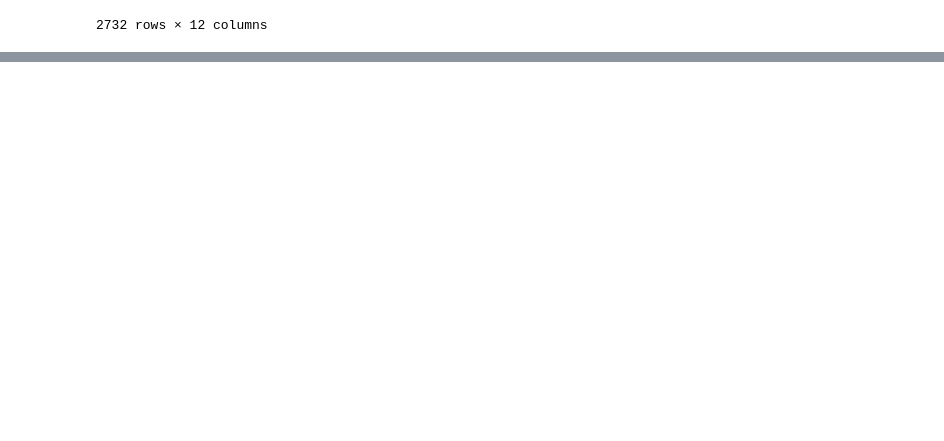
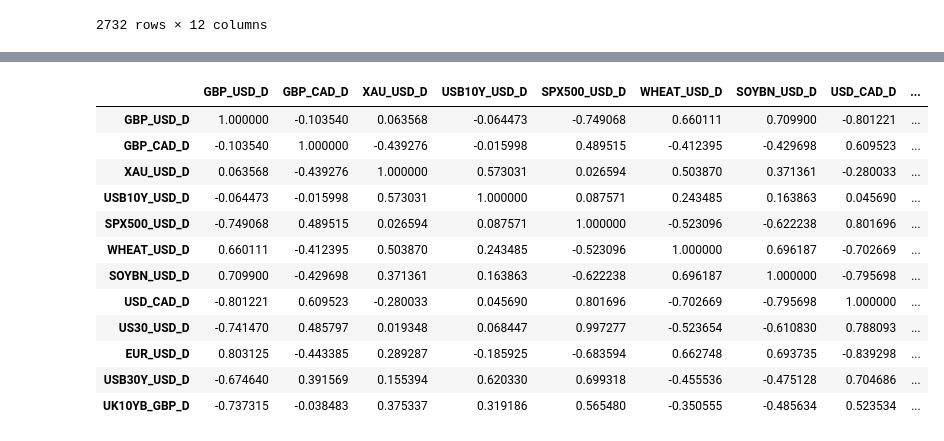
Before and after one commit to ramanthind02/MarketDataAnalysis, a Jupyter notebook: Correlations/heatmap.ipynb, the cells around one changed output, grey strips where cells are left out. Cells and saved outputs as stored; diff of their text form; code cells hidden in the pictures; blank space fills up the shorter version.

```diff
--- a/Correlations/heatmap.ipynb
+++ b/Correlations/heatmap.ipynb
@@ -120,0 +121,17 @@ plt.savefig(fname="heatmap.png", format="png", bbox_inches='tight')
+# %%
+correlation_pairs_spearman = joined.corr(method="spearman")
+correlation_pairs_spearman
+# %% [output]
+|  | GBP_USD_D | GBP_CAD_D | XAU_USD_D | USB10Y_USD_D | SPX500_USD_D | WHEAT_USD_D | SOYBN_USD_D | USD_CAD_D | ... |
+| GBP_USD_D | 1.000000 | -0.103540 | 0.063568 | -0.064473 | -0.749068 | 0.660111 | 0.709900 | -0.801221 | ... |
+| GBP_CAD_D | -0.103540 | 1.000000 | -0.439276 | -0.015998 | 0.489515 | -0.412395 | -0.429698 | 0.609523 | ... |
+| XAU_USD_D | 0.063568 | -0.439276 | 1.000000 | 0.573031 | 0.026594 | 0.503870 | 0.371361 | -0.280033 | ... |
+| USB10Y_USD_D | -0.064473 | -0.015998 | 0.573031 | 1.000000 | 0.087571 | 0.243485 | 0.163863 | 0.045690 | ... |
+| SPX500_USD_D | -0.749068 | 0.489515 | 0.026594 | 0.087571 | 1.000000 | -0.523096 | -0.622238 | 0.801696 | ... |
+| WHEAT_USD_D | 0.660111 | -0.412395 | 0.503870 | 0.243485 | -0.523096 | 1.000000 | 0.696187 | -0.702669 | ... |
+| SOYBN_USD_D | 0.709900 | -0.429698 | 0.371361 | 0.163863 | -0.622238 | 0.696187 | 1.000000 | -0.795698 | ... |
+| USD_CAD_D | -0.801221 | 0.609523 | -0.280033 | 0.045690 | 0.801696 | -0.702669 | -0.795698 | 1.000000 | ... |
+| US30_USD_D | -0.741470 | 0.485797 | 0.019348 | 0.068447 | 0.997277 | -0.523654 | -0.610830 | 0.788093 | ... |
+| EUR_USD_D | 0.803125 | -0.443385 | 0.289287 | -0.185925 | -0.683594 | 0.662748 | 0.693735 | -0.839298 | ... |
+| USB30Y_USD_D | -0.674640 | 0.391569 | 0.155394 | 0.620330 | 0.699318 | -0.455536 | -0.475128 | 0.704686 | ... |
+| UK10YB_GBP_D | -0.737315 | -0.038483 | 0.375337 | 0.319186 | 0.565480 | -0.350555 | -0.485634 | 0.523534 | ... |
```
Also changed, not shown: parts of 4 cells of this notebook, 18 other files.
